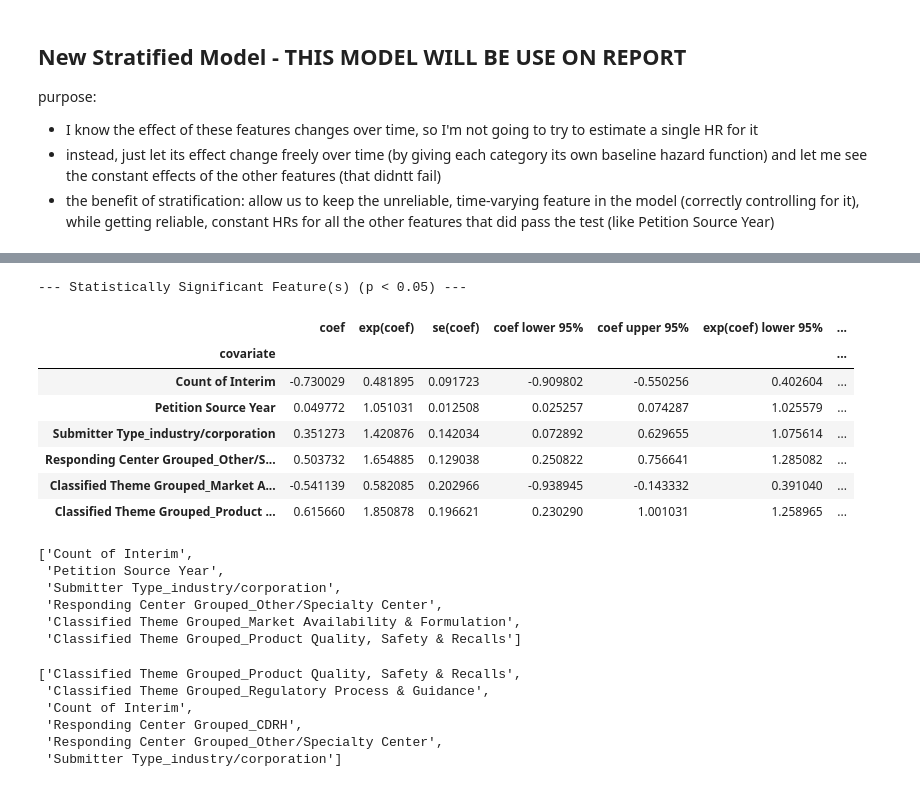
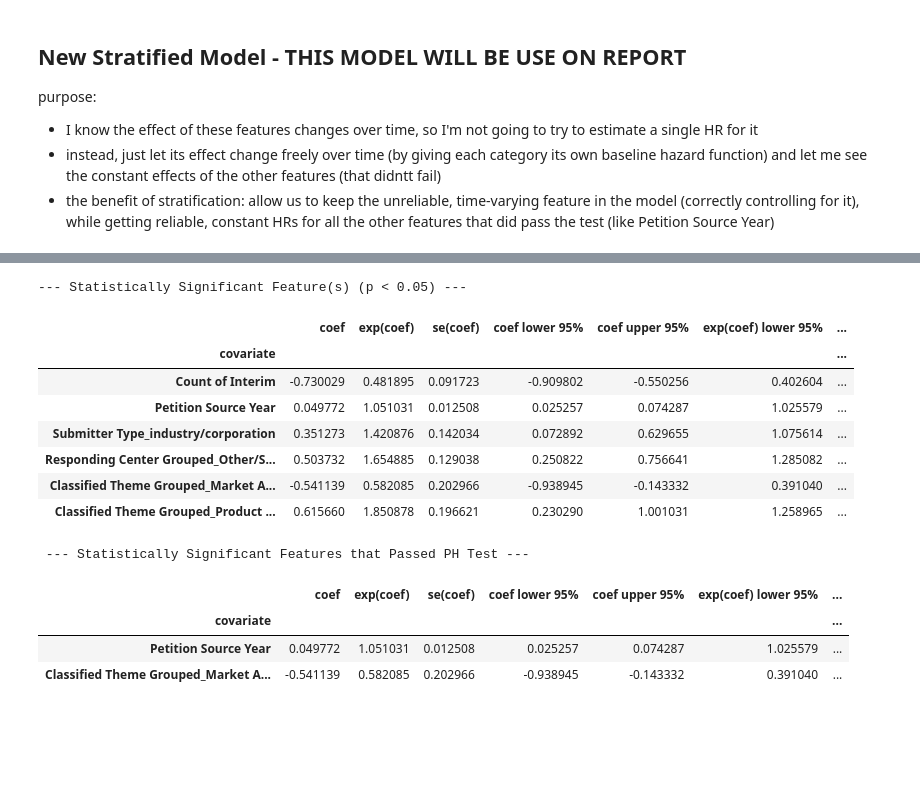
Before and after one commit to aanht/ucb-fda-citizen-project, a Jupyter notebook: all_years_eda_modeling/test_datasets_eda/visuals_and_modeling.ipynb, the cells around one changed output, grey strips where cells are left out. Drawn from its saved outputs; the diff is of its cells as text; code cells hidden in the pictures; blank space fills up the shorter version.

```diff
--- a/all_years_eda_modeling/test_datasets_eda/visuals_and_modeling.ipynb
+++ b/all_years_eda_modeling/test_datasets_eda/visuals_and_modeling.ipynb
@@ -768,37 +790,32 @@ Model fitting complete!
 # %%
 summary_df = cph.summary
 
 alpha = 0.05
 significant_features = summary_df[summary_df['p'] < alpha]
 
 print(f"\n--- Statistically Significant Feature(s) (p < {alpha}) ---")
 display(significant_features)
 
 # list of statistically significant features
 significant = significant_features.index.tolist()
-display(significant)
+# display(significant)
+
+# display table of statistically significant features that did NOT fail the PH test
+significant_non_failing = [feat for feat in significant if feat not in fail_ph_stat_signif]
+print("\n", f"--- Statistically Significant Features that Passed PH Test ---")
+display(cph.summary.loc[significant_non_failing])
 # %% [output]
 --- Statistically Significant Feature(s) (p < 0.05) ---
 |  | coef | exp(coef) | se(coef) | coef lower 95% | coef upper 95% | exp(coef) lower 95% | ... |
 | covariate |  |  |  |  |  |  | ... |
 | Count of Interim | -0.730029 | 0.481895 | 0.091723 | -0.909802 | -0.550256 | 0.402604 | ... |
 | Petition Source Year | 0.049772 | 1.051031 | 0.012508 | 0.025257 | 0.074287 | 1.025579 | ... |
 | Submitter Type_industry/corporation | 0.351273 | 1.420876 | 0.142034 | 0.072892 | 0.629655 | 1.075614 | ... |
 | Responding Center Grouped_Other/S... | 0.503732 | 1.654885 | 0.129038 | 0.250822 | 0.756641 | 1.285082 | ... |
 | Classified Theme Grouped_Market A... | -0.541139 | 0.582085 | 0.202966 | -0.938945 | -0.143332 | 0.391040 | ... |
 | Classified Theme Grouped_Product ... | 0.615660 | 1.850878 | 0.196621 | 0.230290 | 1.001031 | 1.258965 | ... |
-['Count of Interim',
- 'Petition Source Year',
- 'Submitter Type_industry/corporation',
- 'Responding Center Grouped_Other/Specialty Center',
- 'Classified Theme Grouped_Market Availability & Formulation',
- 'Classified Theme Grouped_Product Quality, Safety & Recalls']
+ --- Statistically Significant Features that Passed PH Test ---
+|  | coef | exp(coef) | se(coef) | coef lower 95% | coef upper 95% | exp(coef) lower 95% | ... |
+| covariate |  |  |  |  |  |  | ... |
+| Petition Source Year | 0.049772 | 1.051031 | 0.012508 | 0.025257 | 0.074287 | 1.025579 | ... |
+| Classified Theme Grouped_Market A... | -0.541139 | 0.582085 | 0.202966 | -0.938945 | -0.143332 | 0.391040 | ... |
-# %%
-display(failing)
-# %% [output]
-['Classified Theme Grouped_Product Quality, Safety & Recalls',
- 'Classified Theme Grouped_Regulatory Process & Guidance',
- 'Count of Interim',
- 'Responding Center Grouped_CDRH',
- 'Responding Center Grouped_Other/Specialty Center',
- 'Submitter Type_industry/corporation']
```
Also changed, not shown: parts of 12 cells of this notebook.
